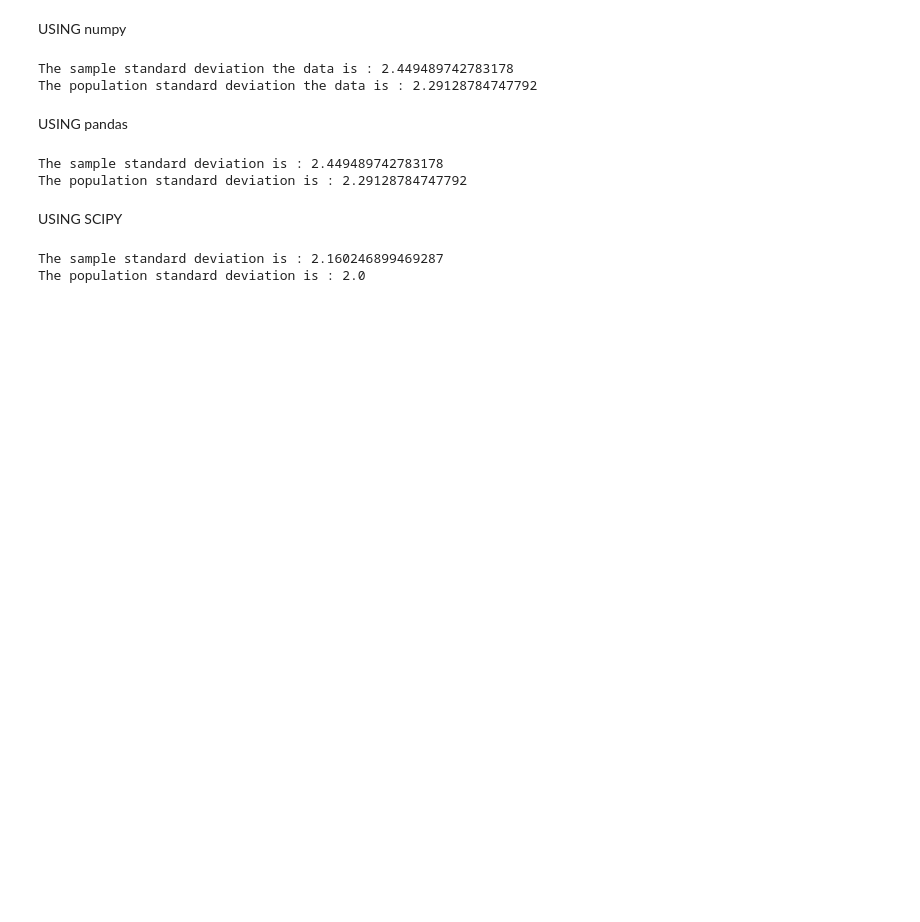
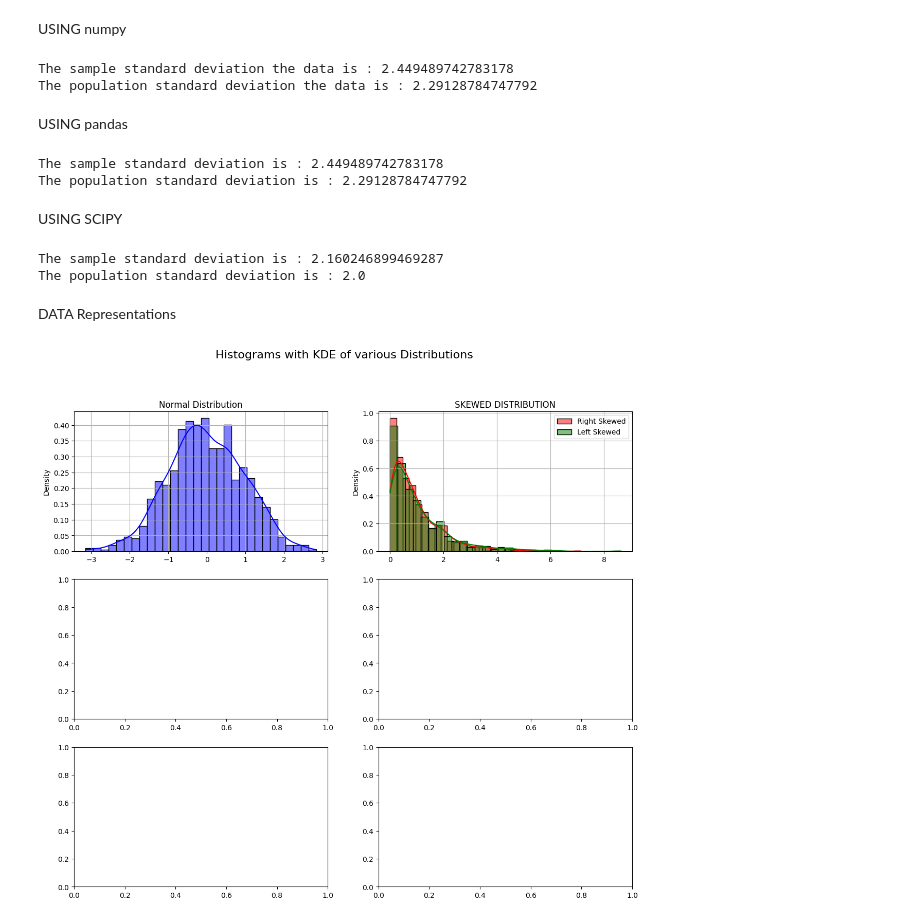
Before and after one commit to Dhananjay0705/Statistics, a Jupyter notebook: Untitled2.ipynb, the cells around one changed output. Drawn from its saved outputs; the diff is of its cells as text; code cells hidden in the pictures; blank space fills up the shorter version.

```diff
--- a/Untitled2.ipynb
+++ b/Untitled2.ipynb
@@ -248,3 +248,34 @@ print("The population standard deviation is :",pop_std)
 # %% [output]
 The sample standard deviation is : 2.160246899469287
 The population standard deviation is : 2.0
+# %% [markdown]
+DATA Representations
+# %%
+import numpy as np
+import matplotlib.pyplot as plt
+import seaborn as sns
+
+## Create a figure nad axes
+fig, axs = plt.subplots(3,2,figsize = (14,12))
+fig.suptitle("Histograms with KDE of various Distributions",fontsize = 16)
+
+##Normal Distribution (Gaussian Distribution)
+data_normal = np.random.normal(loc = 0,scale = 1,size = 1000) # Mean = 0, std Dev = 1
+sns.histplot(data_normal,kde = True,ax=axs[0,0],color ='blue',stat = 'density',bins=30) ## kde = 0 for bar ke upper jo bana hai
+axs[0,0].set_title('Normal Distribution')
+axs[0,0].grid(True) ## grid means jo background me box bane hai unko bhi dikhane ke liye True
+
+##Skewed distribution
+data_right_skewed = np.random.exponential(scale=1,size=1000) ## Right skewed
+data_left_skewed = np.random.exponential(scale=1,size=1000) ## left skewed
+
+# Right skewed histogram
+sns.histplot(data_right_skewed,kde = True,ax=axs[0,1],color='red',stat='density',bins = 30,label="Right Skewed")
+
+## Left Skewed histogram
+sns.histplot(data_left_skewed,kde=True,ax=axs[0,1],color='green',stat='density',bins=30,label='Left Skewed')
+axs[0,1].set_title("SKEWED DISTRIBUTION")
+axs[0,1].legend()
+axs[0,1].grid(True)
+# %% [output]
+[figure, added]
```
